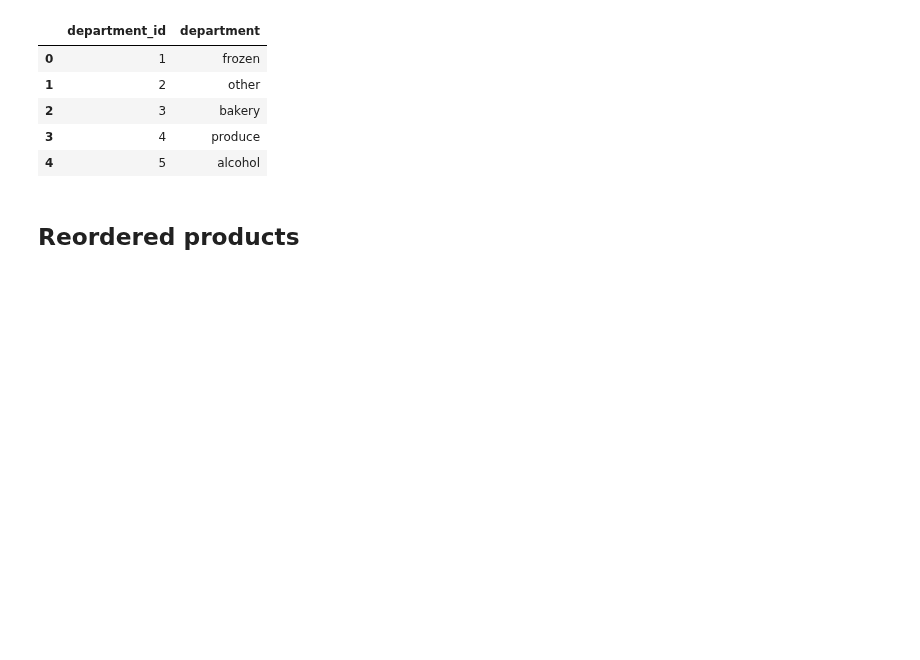
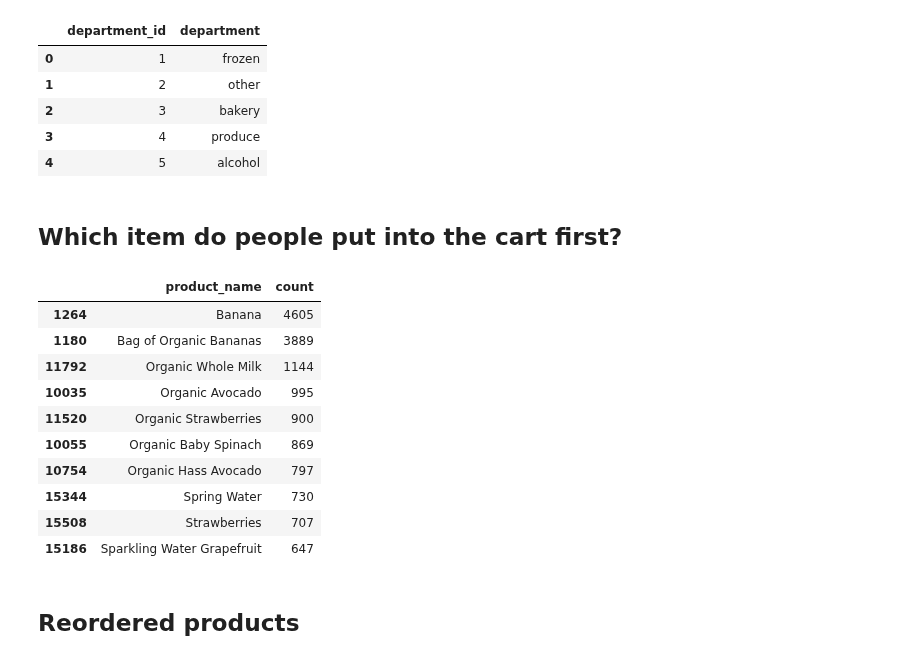
Before and after one commit to alekseisolovev/kaggle, a Jupyter notebook: instacart-market/instacart_market_basket_analysis_eda.ipynb, the cells around one changed output. Saved outputs shown, nothing was run; the diff lists cells and outputs as text; code cells hidden in the pictures; blank space fills up the shorter version.

```diff
--- a/instacart-market/instacart_market_basket_analysis_eda.ipynb
+++ b/instacart-market/instacart_market_basket_analysis_eda.ipynb
@@ -189,6 +190,26 @@ departments.head()
 | 2 | 3 | bakery |
 | 3 | 4 | produce |
 | 4 | 5 | alcohol |
+# %% [markdown]
+## Which item do people put into the cart first?
+# %%
+products_to_cart_first = order_products_train[order_products_train['add_to_cart_order']==1]
+products_to_cart_first = pd.merge(products, products_to_cart_first)
+
+products_to_cart_first.groupby(
+    'product_name')['add_to_cart_order'].agg(['count']).reset_index().nlargest(10, columns='count')
+# %% [output]
+|  | product_name | count |
+| 1264 | Banana | 4605 |
+| 1180 | Bag of Organic Bananas | 3889 |
+| 11792 | Organic Whole Milk | 1144 |
+| 10035 | Organic Avocado | 995 |
+| 11520 | Organic Strawberries | 900 |
+| 10055 | Organic Baby Spinach | 869 |
+| 10754 | Organic Hass Avocado | 797 |
+| 15344 | Spring Water | 730 |
+| 15508 | Strawberries | 707 |
+| 15186 | Sparkling Water Grapefruit | 647 |
 # %% [markdown]
 ## Reordered products
 # %%
```
Also changed, not shown: parts of 4 cells of this notebook.
